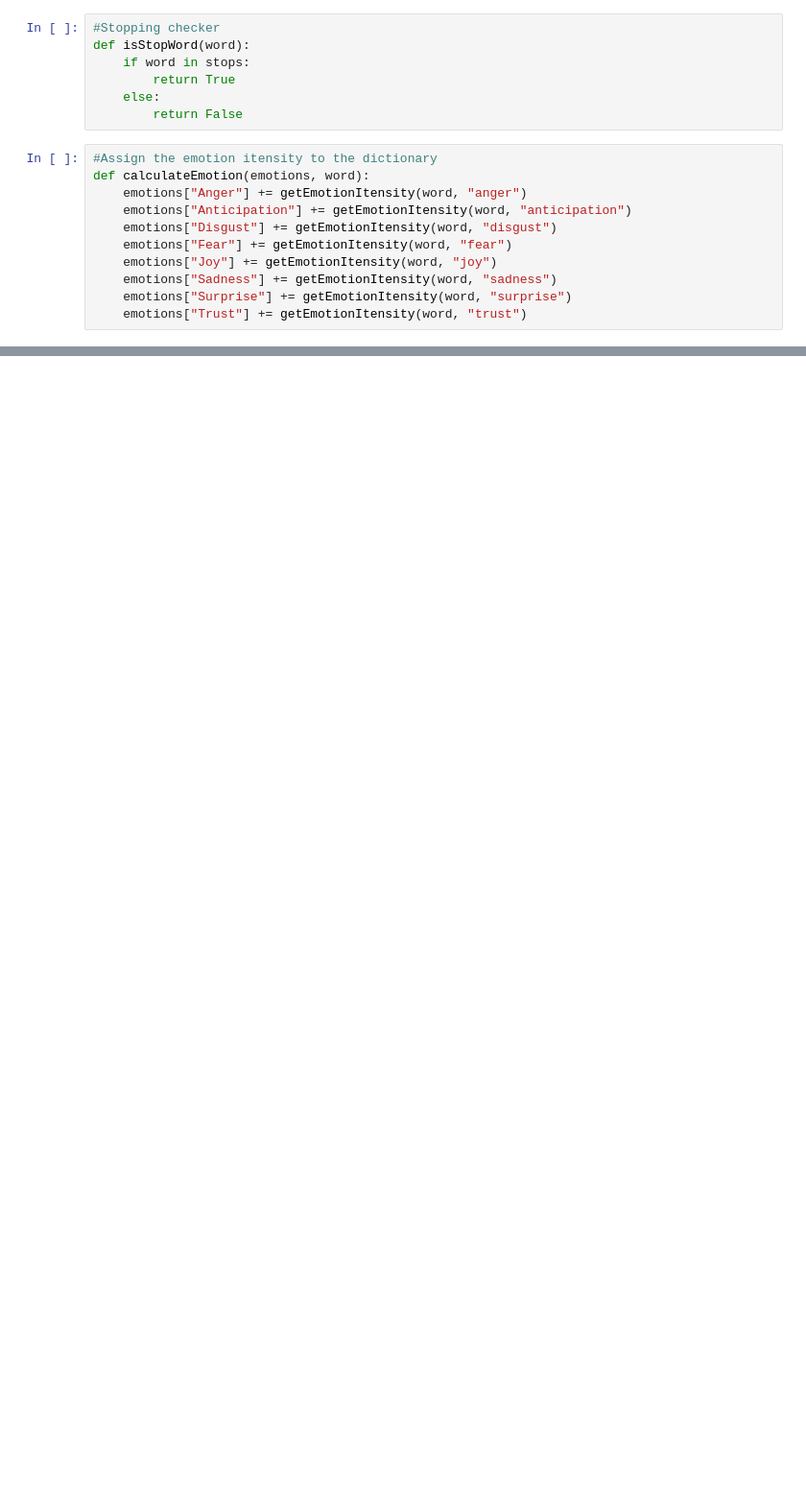
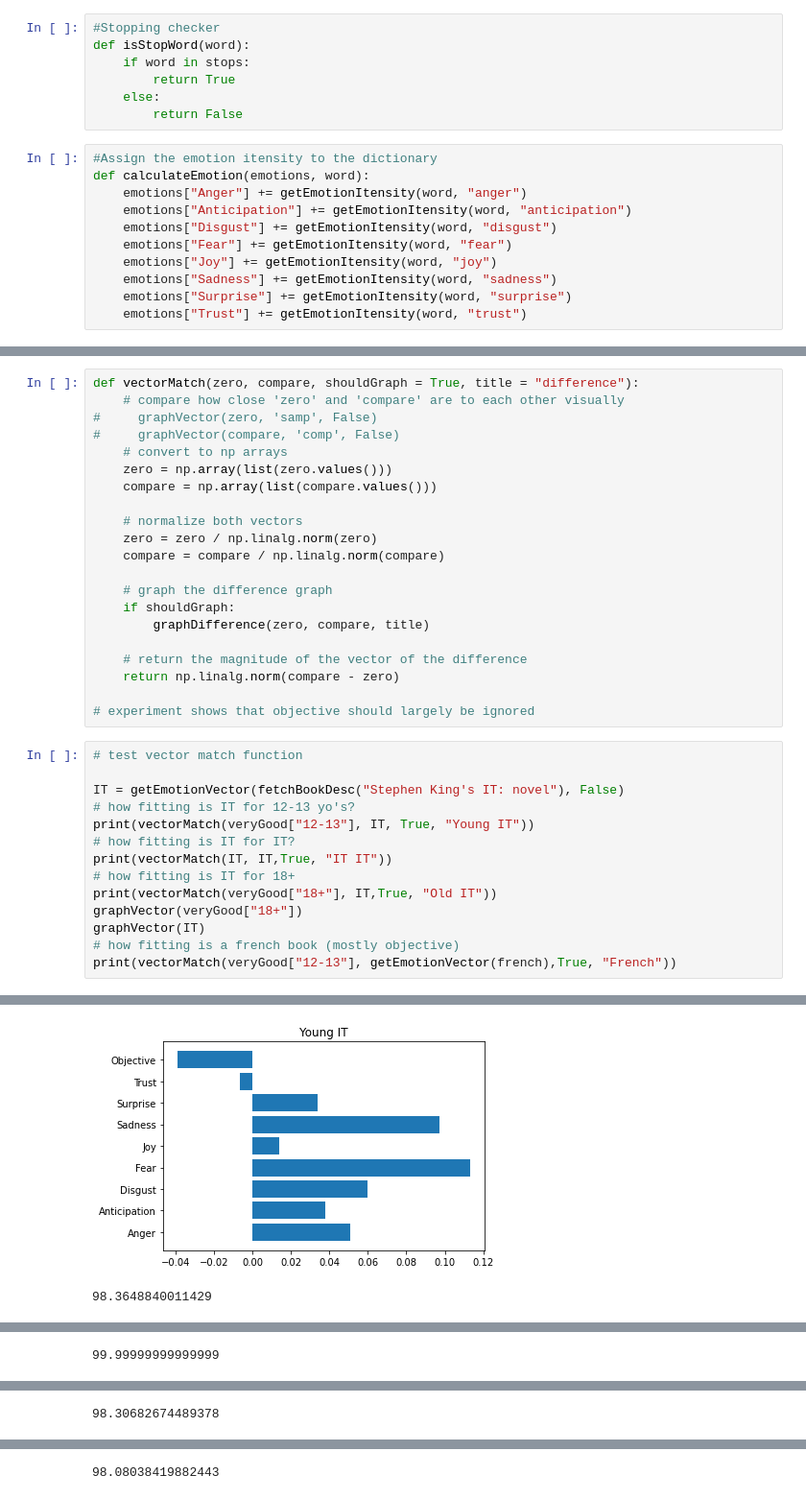
Before and after one commit to PIReTship/StoryTime2.0, a Jupyter notebook: Sandbox/levesson/emotion_description/emotionItensity_Vector_with_objective.ipynb, the cells around one changed output, grey strips where cells are left out. Shown at 96% size. Saved outputs shown, nothing was run; the diff lists cells and outputs as text; blank space fills up the shorter version.

```diff
--- a/Sandbox/levesson/emotion_description/emotionItensity_Vector_with_objective.ipynb
+++ b/Sandbox/levesson/emotion_description/emotionItensity_Vector_with_objective.ipynb
@@ -149,0 +372,36 @@ books.to_csv('complete_pl_output.csv')
+# %%
+def vectorMatch(zero, compare, shouldGraph = True, title = "difference"):
+    # compare how close 'zero' and 'compare' are to each other visually
+#     graphVector(zero, 'samp', False)
+#     graphVector(compare, 'comp', False)
+    # convert to np arrays
+    zero = np.array(list(zero.values()))
+    compare = np.array(list(compare.values()))
+
+    # normalize both vectors
+    zero = zero / np.linalg.norm(zero)
+    compare = compare / np.linalg.norm(compare)
+
+    # graph the difference graph
+    if shouldGraph:
+        graphDifference(zero, compare, title)
+
+    # return the magnitude of the vector of the difference
+    return np.linalg.norm(compare - zero)
+
+# experiment shows that objective should largely be ignored
+# %%
+# test vector match function
+
+IT = getEmotionVector(fetchBookDesc("Stephen King's IT: novel"), False)
+# how fitting is IT for 12-13 yo's?
+print(vectorMatch(veryGood["12-13"], IT, True, "Young IT"))
+# how fitting is IT for IT?
+print(vectorMatch(IT, IT,True, "IT IT"))
+# how fitting is IT for 18+
+print(vectorMatch(veryGood["18+"], IT,True, "Old IT"))
+graphVector(veryGood["18+"])
+graphVector(IT)
+# how fitting is a french book (mostly objective)
+print(vectorMatch(veryGood["12-13"], getEmotionVector(french),True, "French"))
+# %% [output]
@@ -149,0 +425,2 @@ books.to_csv('complete_pl_output.csv')
+[figure, added]
+98.3648840011429
@@ -149,0 +428 @@ books.to_csv('complete_pl_output.csv')
+99.99999999999999
@@ -149,0 +430 @@ books.to_csv('complete_pl_output.csv')
+98.30682674489378
@@ -149,0 +453 @@ books.to_csv('complete_pl_output.csv')
+98.08038419882443
```
Also changed, not shown: parts of 26 cells of this notebook.
